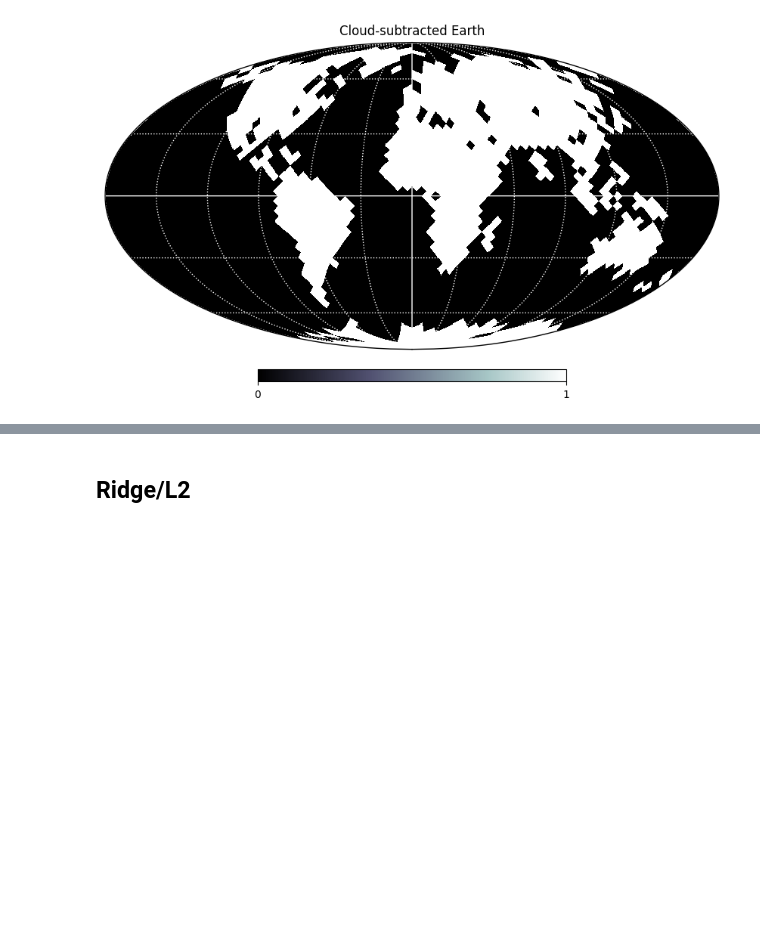
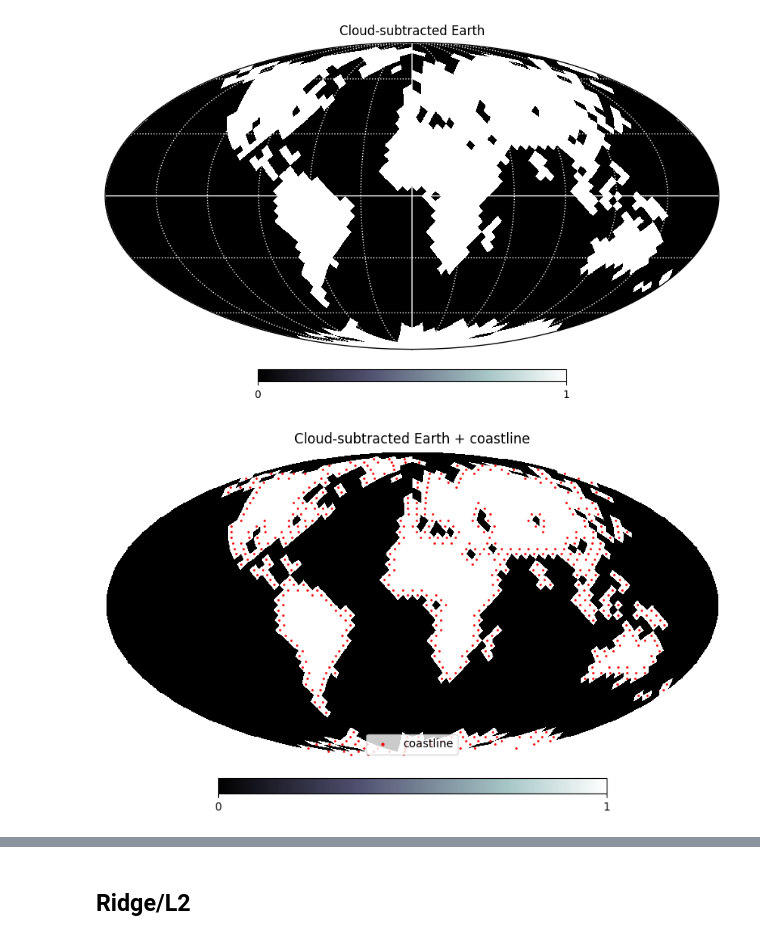
Before and after one commit to HajimeKawahara/sot, a Jupyter notebook: tutorial/sot_Bayesian.ipynb, the cells around one changed output, grey strips where cells are left out. Cells and saved outputs as stored; diff of their text form; code cells hidden in the pictures; blank space fills up the shorter version.

```diff
--- a/tutorial/sot_Bayesian.ipynb
+++ b/tutorial/sot_Bayesian.ipynb
@@ -76,5 +74,65 @@ M = len(mmap)
 # %% [output]
 [figure]
+# %%
+import healpy as hp
+import numpy as np
+import matplotlib.pyplot as plt
+file_path = get_data_filepath("mockalbedo16.fits")
+mmap = hp.read_map(file_path)
+mask = mmap > 0.0
+mmap[mask] = 1.0
+# ---------- 0. データ ----------
+# mmap : 1=陸, 0=海 の Healpix マップ（すでに作成済みとする）
+nside = hp.npix2nside(len(mmap))
+
+# ---------- 1. 海岸線ピクセル抽出 ----------
+def coastline_pix(mmap):
+    """1/0 Healpix マップから海岸線ピクセル番号を返す"""
+    nside = hp.npix2nside(len(mmap))
+    land_pix = np.where(mmap == 1)[0]
+
+    # 隣接ピクセルをまとめて取得 (8, N_land)
+    neigh = hp.get_all_neighbours(nside, land_pix)
+
+    # -1 (極域など) は自分自身に置き換えて比較を無効化
+    neigh_fixed = neigh.copy()
+    bad = neigh_fixed == -1
+    neigh_fixed[bad] = land_pix[np.where(bad)[1]]
+
+    # 『自分が 1 かつ 隣接に 0 がある』→海岸線
+    is_coast = np.any(mmap[neigh_fixed] == 0, axis=0)
+    return land_pix[is_coast]
+
+coast_pix = coastline_pix(mask)
+
+# ---------- 2. 経緯度に変換 (度) ----------
+# 正しい順序は (lon, lat)
+lon_deg, lat_deg = hp.pix2ang(nside, coast_pix, lonlat=True)
+
+# -180‒+180° へ折り返し
+lon_deg = (lon_deg + 180) % 360 - 180
+
+# 緯度はすでに -90‒+90° 范囲なので clip だけ
+lat_deg = np.clip(lat_deg, -90 + 1e-6, 90 - 1e-6)
+
+# ---------- 3. 描画 ----------
+fig = plt.figure(figsize=(10, 5))
+hp.mollview(
+    mmap, fig=fig.number,
+    title="Cloud-subtracted Earth + coastline",
+    flip="geo", cmap=plt.cm.bone, min=0, max=1,
+)
+
+# 点描（scatter）で上書き
+hp.projscatter(
+    lon_deg, lat_deg,
+    lonlat=True, s=4, c="red", marker=".", label="coastline"
+)
+
+plt.legend(loc="lower center", markerscale=2)
+plt.savefig("coastline.png", dpi=300)
+# %% [output]
+[figure, added]
 # %%
 # generating light curve
 Thetav = worb * obst
```
Also changed, not shown: parts of 7 cells of this notebook, 6 other files.
